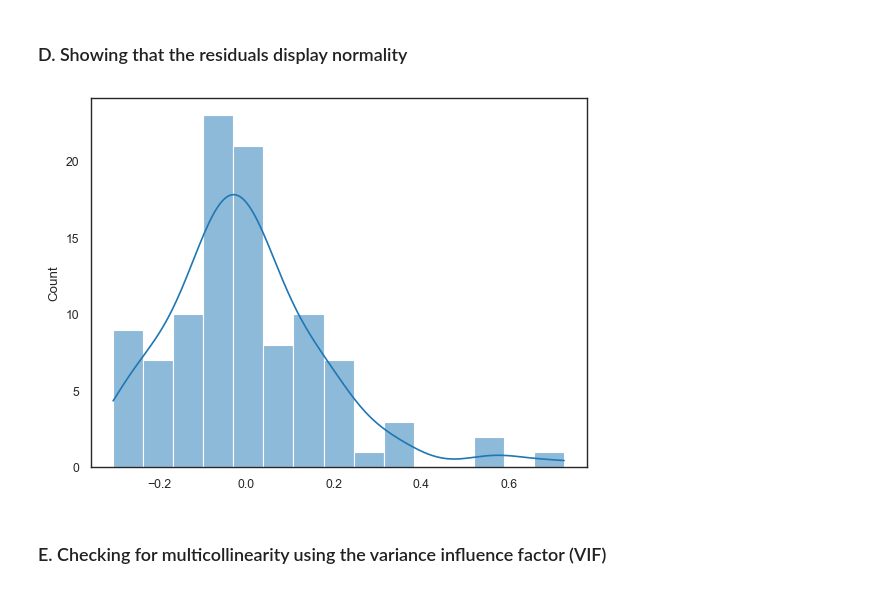
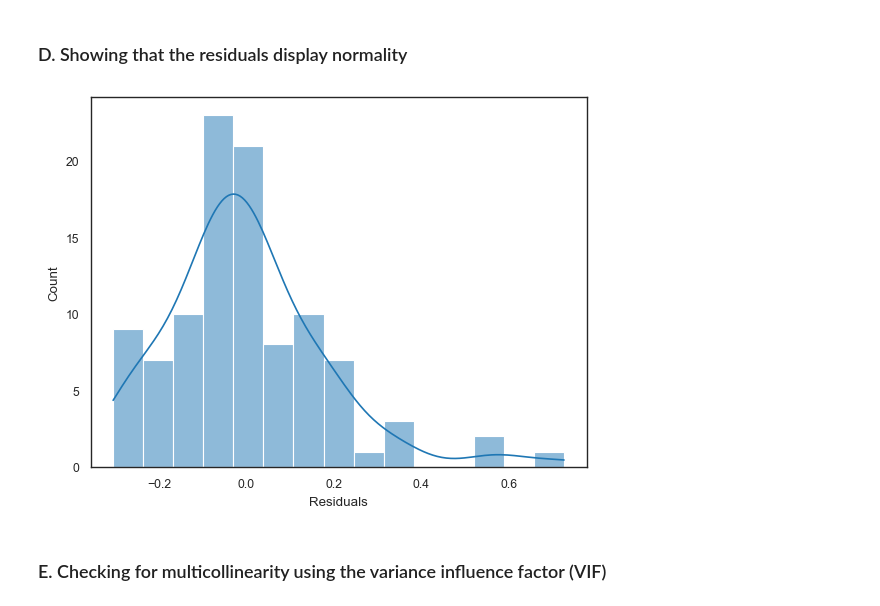
Before and after one commit to add0794/multiple-regression, a Jupyter notebook: main.ipynb, the cells around one changed output. Saved outputs shown, nothing was run; the diff lists cells and outputs as text; code cells hidden in the pictures.

```diff
--- a/main.ipynb
+++ b/main.ipynb
@@ -736,10 +742,11 @@ Source: https://www.statology.org/breusch-pagan-test/
 # %%
 # sm.qqplot(residuals, line='s')
 
 sns.histplot(model_result3.resid, kde=True)
+plt.xlabel('Residuals')
 plt.show()
 # %% [output]
-[figure, old version]
+[figure, new version]
 # %% [markdown]
 ### E. Checking for multicollinearity using the variance influence factor (VIF)
 # %%
```
Also changed, not shown: parts of 7 cells of this notebook, 1 other file.
